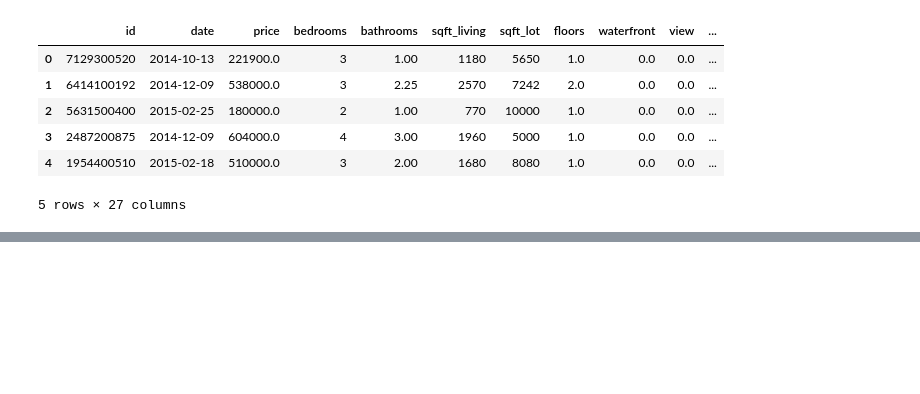
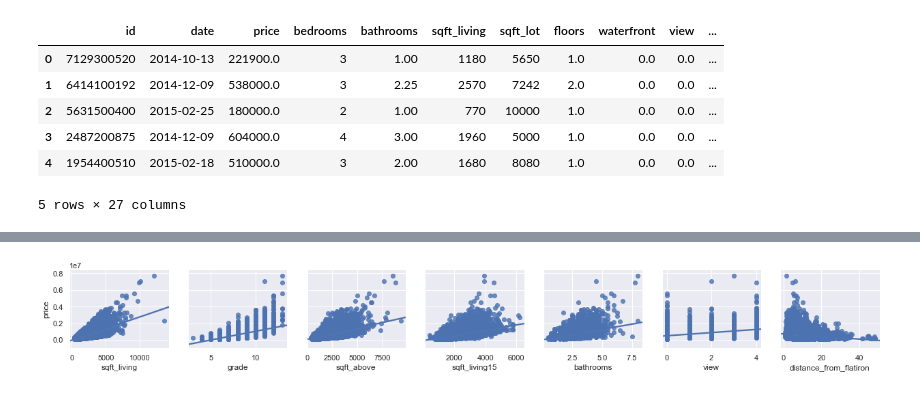
Before and after one commit to A92e/kingcountyWA_home_price_predictor, a Jupyter notebook: kevin_zip_wip.ipynb, the cells around one changed output, grey strips where cells are left out. Cells and saved outputs as stored; diff of their text form; code cells hidden in the pictures; blank space fills up the shorter version.

```diff
--- a/kevin_zip_wip.ipynb
+++ b/kevin_zip_wip.ipynb
@@ -97,0 +113,6 @@ df.head()
+# %%
+sns.pairplot(, x_vars=['sqft_living', 'grade', 'sqft_above', 'sqft_living15', 'bathrooms',
+       'view','distance_from_flatiron'],
+             y_vars="price",kind = 'reg');
+# %% [output]
+[figure, added]
```
Also changed, not shown: parts of 13 cells of this notebook.
